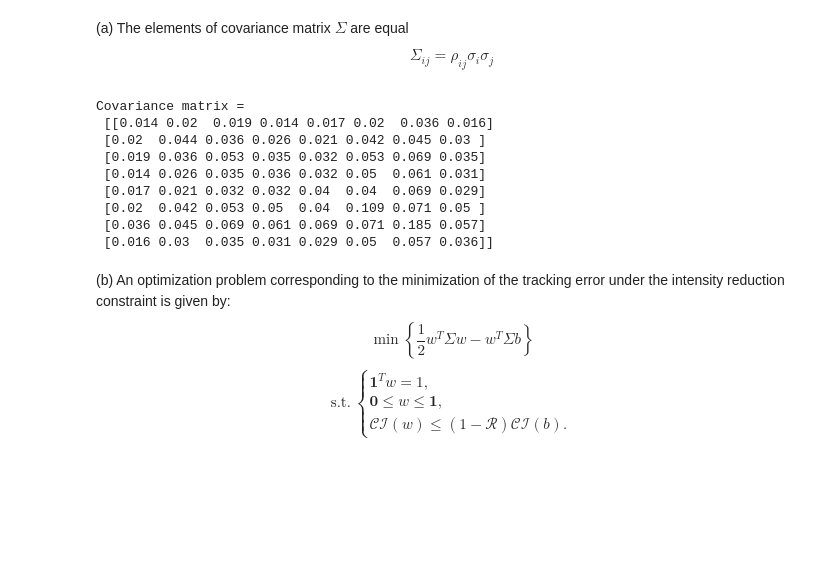
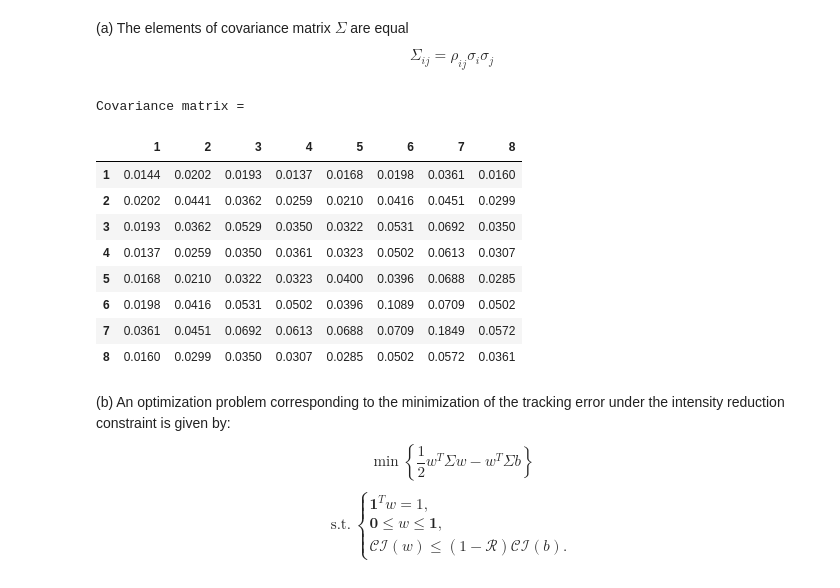
Before and after one commit to MrG1raffe/FinanceDuClimat, a Jupyter notebook: project.ipynb, the cells around one changed output. Drawn from its saved outputs; the diff is of its cells as text; code cells hidden in the pictures; blank space fills up the shorter version.

```diff
--- a/project.ipynb
+++ b/project.ipynb
@@ -112,17 +134,19 @@ $$
 $$
 # %%
 cov_mat = (vol_array[:, None] @ vol_array[None, :]) * correl_mat
-print('Covariance matrix = \n', cov_mat)
+print('Covariance matrix =')
+pd.DataFrame(cov_mat, columns=index, index=index)
 # %% [output]
 Covariance matrix =
- [[0.014 0.02  0.019 0.014 0.017 0.02  0.036 0.016]
- [0.02  0.044 0.036 0.026 0.021 0.042 0.045 0.03 ]
- [0.019 0.036 0.053 0.035 0.032 0.053 0.069 0.035]
- [0.014 0.026 0.035 0.036 0.032 0.05  0.061 0.031]
- [0.017 0.021 0.032 0.032 0.04  0.04  0.069 0.029]
- [0.02  0.042 0.053 0.05  0.04  0.109 0.071 0.05 ]
- [0.036 0.045 0.069 0.061 0.069 0.071 0.185 0.057]
- [0.016 0.03  0.035 0.031 0.029 0.05  0.057 0.036]]
+|  | 1 | 2 | 3 | 4 | 5 | 6 | 7 | 8 |
+| 1 | 0.0144 | 0.0202 | 0.0193 | 0.0137 | 0.0168 | 0.0198 | 0.0361 | 0.0160 |
+| 2 | 0.0202 | 0.0441 | 0.0362 | 0.0259 | 0.0210 | 0.0416 | 0.0451 | 0.0299 |
+| 3 | 0.0193 | 0.0362 | 0.0529 | 0.0350 | 0.0322 | 0.0531 | 0.0692 | 0.0350 |
+| 4 | 0.0137 | 0.0259 | 0.0350 | 0.0361 | 0.0323 | 0.0502 | 0.0613 | 0.0307 |
+| 5 | 0.0168 | 0.0210 | 0.0322 | 0.0323 | 0.0400 | 0.0396 | 0.0688 | 0.0285 |
+| 6 | 0.0198 | 0.0416 | 0.0531 | 0.0502 | 0.0396 | 0.1089 | 0.0709 | 0.0502 |
+| 7 | 0.0361 | 0.0451 | 0.0692 | 0.0613 | 0.0688 | 0.0709 | 0.1849 | 0.0572 |
+| 8 | 0.0160 | 0.0299 | 0.0350 | 0.0307 | 0.0285 | 0.0502 | 0.0572 | 0.0361 |
 # %% [markdown]
 (b) An optimization problem corresponding to the minimization of the tracking error under the intensity reduction constraint is given by:
 $$
```
Also changed, not shown: parts of 16 cells of this notebook.
